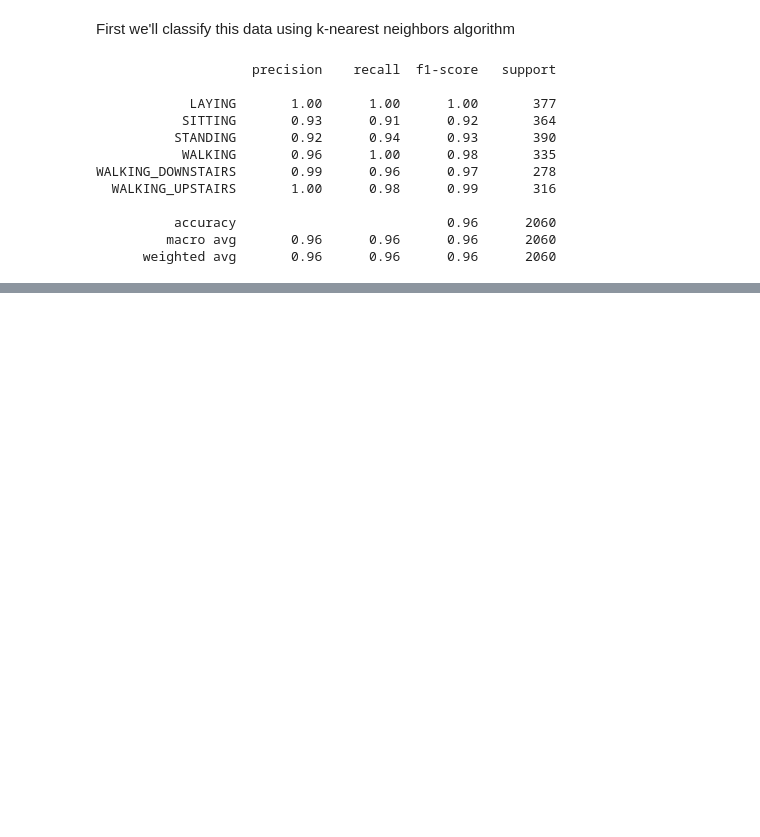
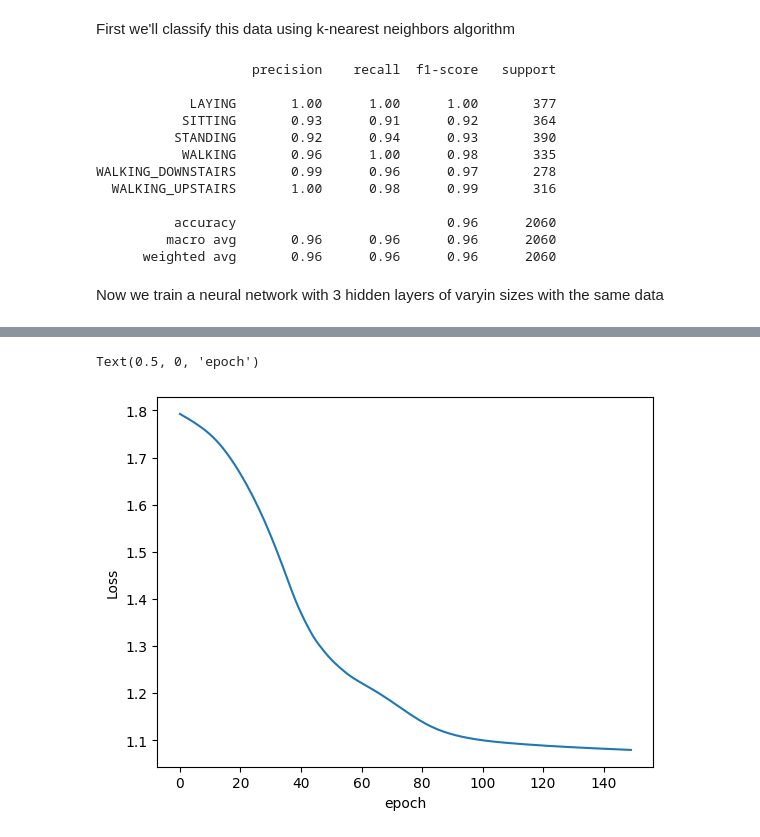
Before and after one commit to vandad1901/Human-Activity-Recognition, a Jupyter notebook: main.ipynb, the cells around one changed output, grey strips where cells are left out. Cells and saved outputs as stored; diff of their text form; code cells hidden in the pictures; blank space fills up the shorter version.

```diff
--- a/main.ipynb
+++ b/main.ipynb
@@ -80,3 +37,8 @@ train = train.drop(["data", "subject", "Activity"], axis=1)
+# %%
+subject = rawDataset["subject"]
+activity = rawDataset["Activity"]
+rawTrain = rawDataset.copy()
+rawTrain = rawTrain.drop(["subject", "Activity"], axis=1)
 # %%
 # Readying the data by normalizing
 from sklearn.preprocessing import StandardScaler
@@ -121,3 +89,5 @@ WALKING_DOWNSTAIRS       0.99      0.96      0.97       278
           accuracy                           0.96      2060
          macro avg       0.96      0.96      0.96      2060
       weighted avg       0.96      0.96      0.96      2060
+# %% [markdown]
+Now we train a neural network with 3 hidden layers of varyin sizes with the same data
@@ -123,0 +105,40 @@ WALKING_DOWNSTAIRS       0.99      0.96      0.97       278
+# %%
+import torch
+import torch.nn as nn
+
+input_size = train.shape[1]
+output_size = activity.nunique()
+
+model = nn.Sequential(
+    nn.Linear(input_size, 100),
+    nn.ReLU(),
+    nn.Linear(100, 50),
+    nn.ReLU(),
+    nn.Linear(50, 25),
+    nn.ReLU(),
+    nn.Linear(25, output_size),
+    nn.Softmax(dim=1),
+)
+
+
+criterion = nn.CrossEntropyLoss()
+optimizer = torch.optim.Adam(model.parameters(), lr=0.001)
+# %%
+# train the model
+epochs = 150
+losses = []
+for i in range(epochs):
+    y_pred = model.forward(X_train)
+    loss = criterion(y_pred, Y_train)
+    losses.append(loss.item())
+    if i % 10 == 0:
+        print(f"epoch: {i} loss: {loss.item()}")
+    optimizer.zero_grad()
+    loss.backward()
+    optimizer.step()
+
+# plot the loss function
+plt.plot(range(epochs), losses)
+plt.ylabel("Loss")
+plt.xlabel("epoch")
+# %% [output]
@@ -123,0 +160,2 @@ WALKING_DOWNSTAIRS       0.99      0.96      0.97       278
+Text(0.5, 0, 'epoch')
+[figure, added]
```
Also changed, not shown: parts of 12 cells of this notebook.
